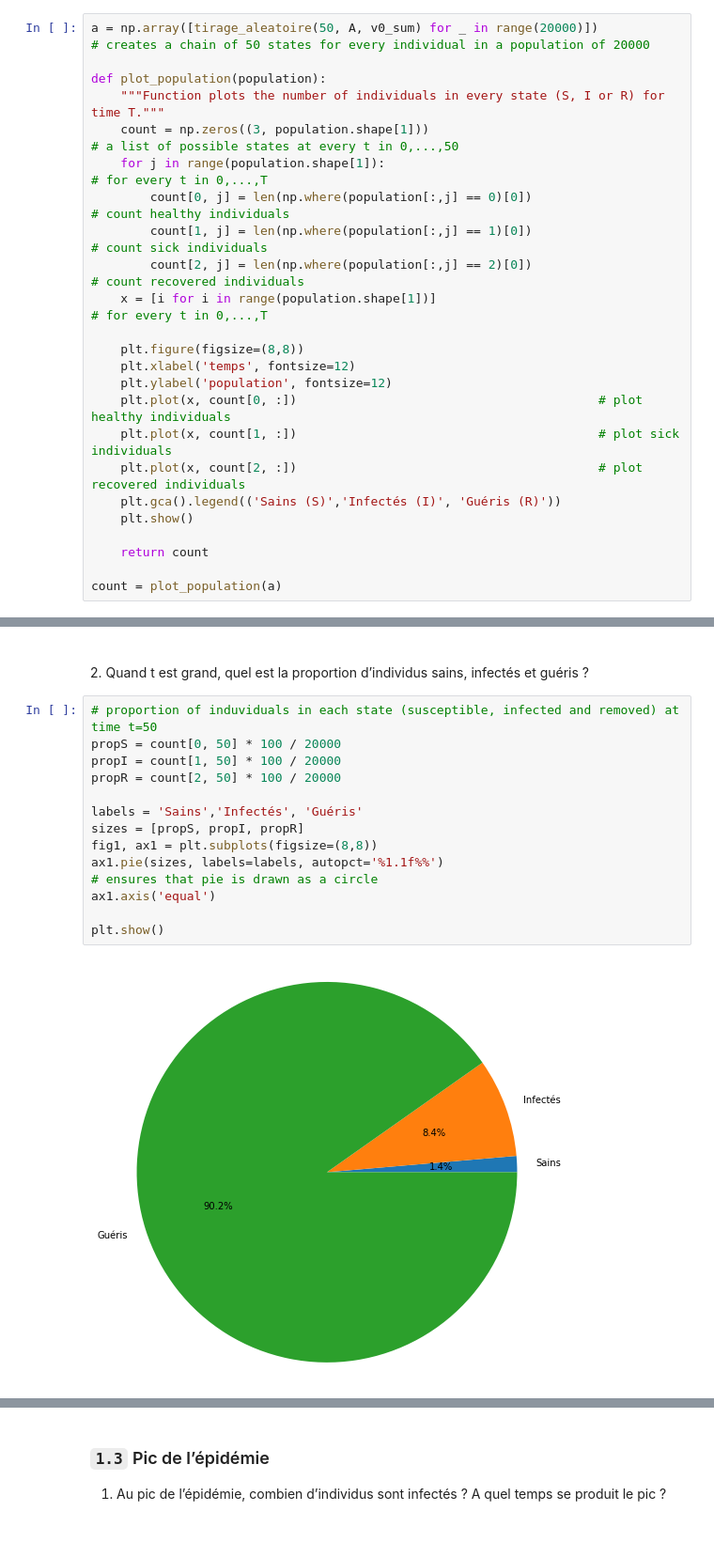
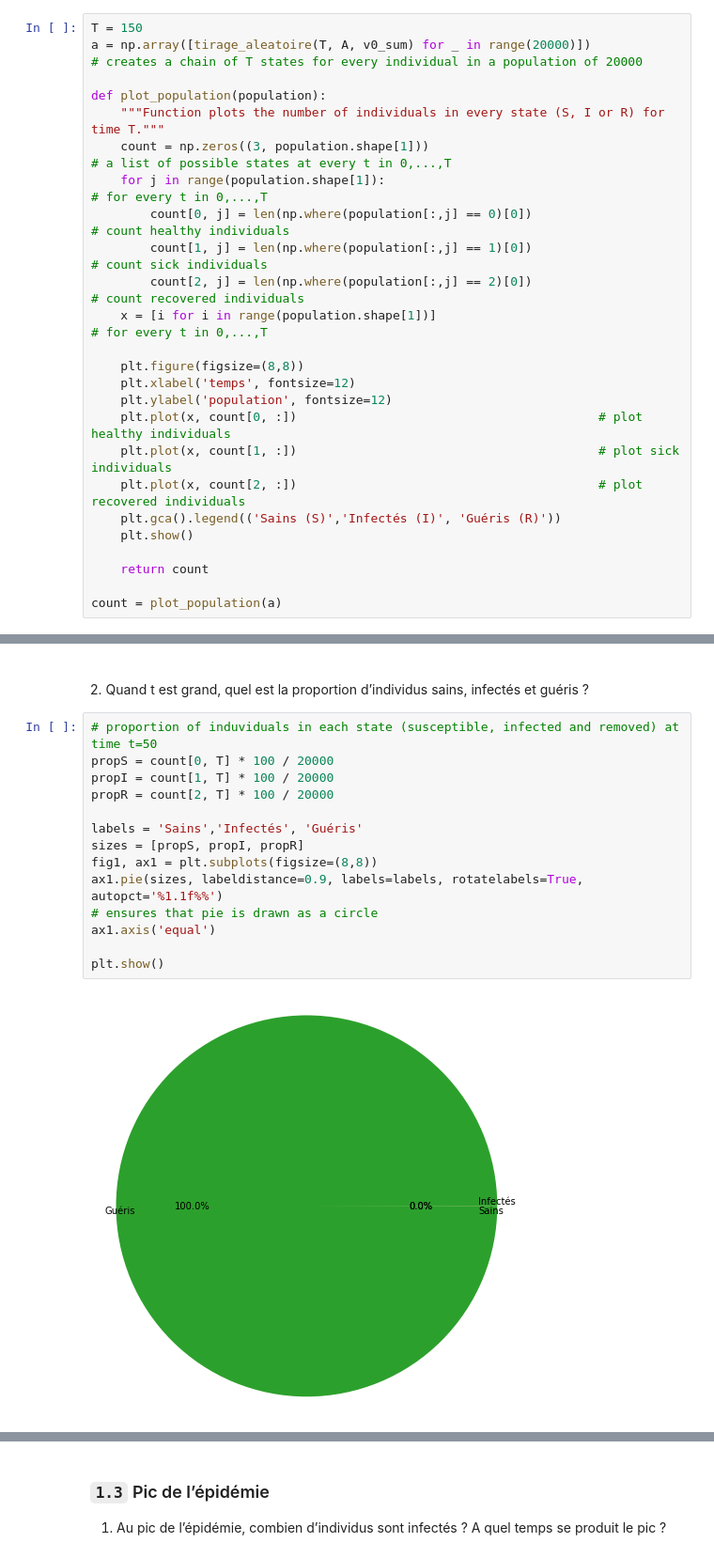
Before and after one commit to petrulii/pandemic-propagation, a Jupyter notebook: projet3_Teo_Ieva.ipynb, the cells around one changed output, grey strips where cells are left out. Shown: that part at 94% size. Cells and saved outputs as stored; diff of their text form.

```diff
--- a/projet3_Teo_Ieva.ipynb
+++ b/projet3_Teo_Ieva.ipynb
@@ -86,14 +85,15 @@ affichez l’évolution du nombre d’individus dans les trois états en fonctio
 # %%
-a = np.array([tirage_aleatoire(50, A, v0_sum) for _ in range(20000)])                  # creates a chain of 50 states for every individual in a population of 20000
+T = 150
+a = np.array([tirage_aleatoire(T, A, v0_sum) for _ in range(20000)])                     # creates a chain of T states for every individual in a population of 20000
 
 def plot_population(population):
     """Function plots the number of individuals in every state (S, I or R) for time T."""
-    count = np.zeros((3, population.shape[1]))                                           # a list of possible states at every t in 0,...,50
+    count = np.zeros((3, population.shape[1]))                                           # a list of possible states at every t in 0,...,T
     for j in range(population.shape[1]):                                                 # for every t in 0,...,T
         count[0, j] = len(np.where(population[:,j] == 0)[0])                             # count healthy individuals
         count[1, j] = len(np.where(population[:,j] == 1)[0])                             # count sick individuals
         count[2, j] = len(np.where(population[:,j] == 2)[0])                             # count recovered individuals
-    x = [i for i in range(population.shape[1])]                                                   # for every t in 0,...,T
+    x = [i for i in range(population.shape[1])]                                          # for every t in 0,...,T
 
     plt.figure(figsize=(8,8))
     plt.xlabel('temps', fontsize=12)
@@ -114,18 +114,18 @@ count = plot_population(a)
 2. Quand t est grand, quel est la proportion d’individus sains, infectés et guéris ?
 # %%
 # proportion of induviduals in each state (susceptible, infected and removed) at time t=50
-propS = count[0, 50] * 100 / 20000
-propI = count[1, 50] * 100 / 20000
-propR = count[2, 50] * 100 / 20000
+propS = count[0, T] * 100 / 20000
+propI = count[1, T] * 100 / 20000
+propR = count[2, T] * 100 / 20000
 
 labels = 'Sains','Infectés', 'Guéris'
 sizes = [propS, propI, propR]
 fig1, ax1 = plt.subplots(figsize=(8,8))
-ax1.pie(sizes, labels=labels, autopct='%1.1f%%')
+ax1.pie(sizes, labeldistance=0.9, labels=labels, rotatelabels=True, autopct='%1.1f%%')
 # ensures that pie is drawn as a circle
 ax1.axis('equal')
 
 plt.show()
 # %% [output]
-[figure, old version]
+[figure, new version]
 # %% [markdown]
```
Also changed, not shown: parts of 30 cells of this notebook.
